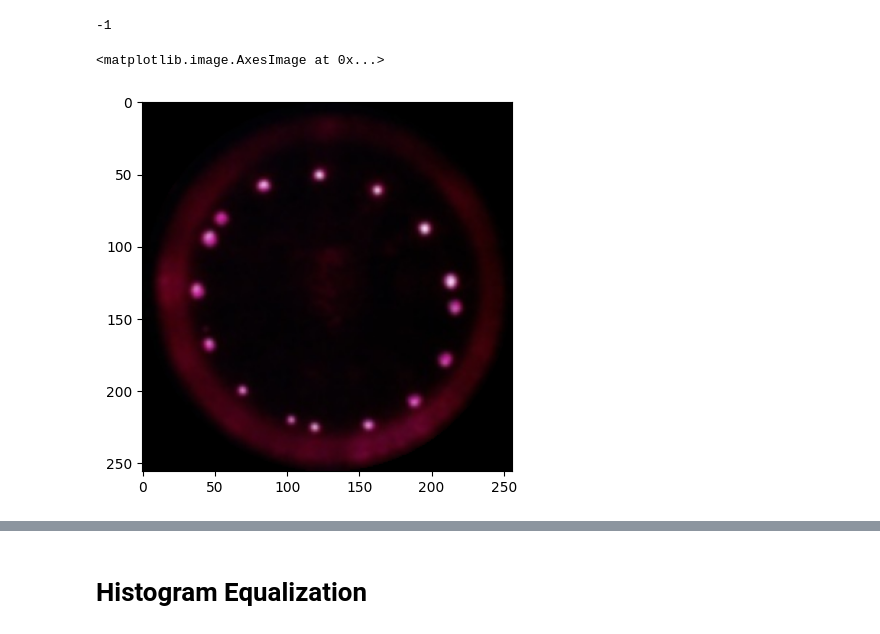
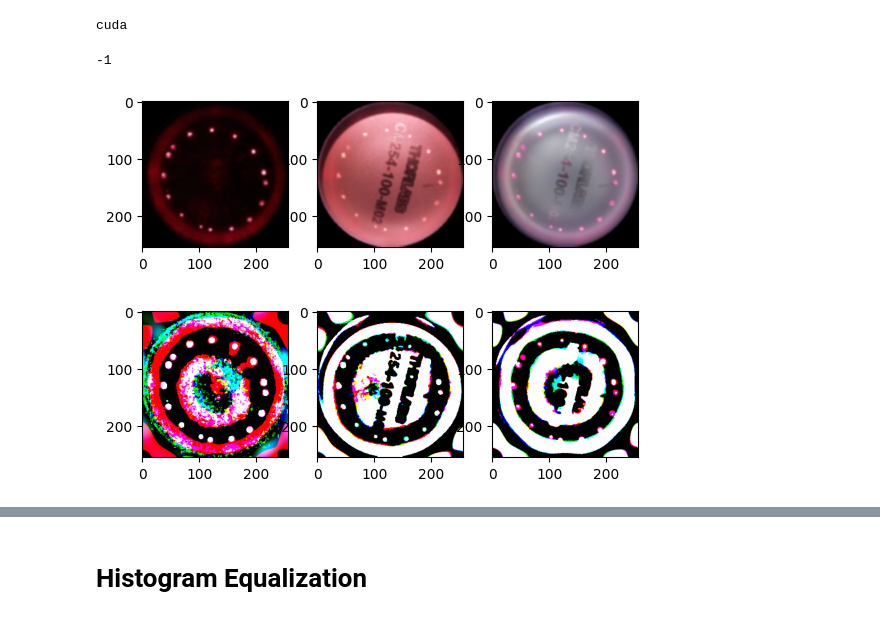
Before and after one commit to EvgeniiVenediktov/multireflection, a Jupyter notebook: processing_experiments.ipynb, the cells around one changed output, grey strips where cells are left out. Drawn from its saved outputs; the diff is of its cells as text; code cells hidden in the pictures.

```diff
--- a/processing_experiments.ipynb
+++ b/processing_experiments.ipynb
@@ -6,3 +6,10 @@ import numpy as np
 from skimage.metrics import structural_similarity as ssim
 import torch
 import torch.nn as nn
+import os
+
+
+DEVICE = torch.device("cuda" if torch.cuda.is_available() else "cpu")
+print(DEVICE)
+# %% [output]
+cuda
@@ -20,11 +15,0 @@ def high_pass(img, t):
-# %%
-print(cv2.IMREAD_UNCHANGED)
-color_img = cv2.imread("/mnt/h/color_dark_004/x0.00_y0.00.jpg", cv2.IMREAD_COLOR_RGB)
-r = min(*color_img.shape[:2])
-color_img = to_square(color_img, r, r, 0, 0)
-color_img = apply_circular_mask(color_img, color_img.shape[0]//2)
-plt.imshow(color_img)
-# %% [output]
--1
-<matplotlib.image.AxesImage at 0x...>
-[figure, removed]
@@ -42,3 +68,33 @@ def apply_circular_mask(image_array, radius):
     result[mask == 255] = image_array[mask == 255]
 
     return result
+# %%
+print(cv2.IMREAD_UNCHANGED)
+color_dark = cv2.imread("/mnt/h/color_dark/x0.00_y0.00.jpg", cv2.IMREAD_COLOR_RGB)
+color_light = cv2.imread("/mnt/h/color_light/x0.00_y0.00.jpg", cv2.IMREAD_COLOR_RGB)
+color_main_light = cv2.imread("/mnt/h/color_mainlight_004/x0.00_y0.00.jpg", cv2.IMREAD_COLOR_RGB)
+
+fig, axes = plt.subplots(1,3)
+axes[0].imshow(color_dark)
+axes[1].imshow(color_light)
+axes[2].imshow(color_main_light)
+
+plt.show()
+# %% [output]
+-1
+[figure, added]
+# %%
+c = 0.03
+hpfft_dark = hp_fft(color_dark, cutoff=c).permute(1,2,0).cpu()
+hpfft_light = hp_fft(color_light, cutoff=c).permute(1,2,0).cpu()
+hpfft_main_light = hp_fft(color_main_light, cutoff=c).permute(1,2,0).cpu()
+
+
+fig, axes = plt.subplots(1,3)
+axes[0].imshow(hpfft_dark)
+axes[1].imshow(hpfft_light)
+axes[2].imshow(hpfft_main_light)
+
+plt.show()
+# %% [output]
+[figure, added]
```
Also changed, not shown: parts of 36 cells of this notebook, 5 other files.
